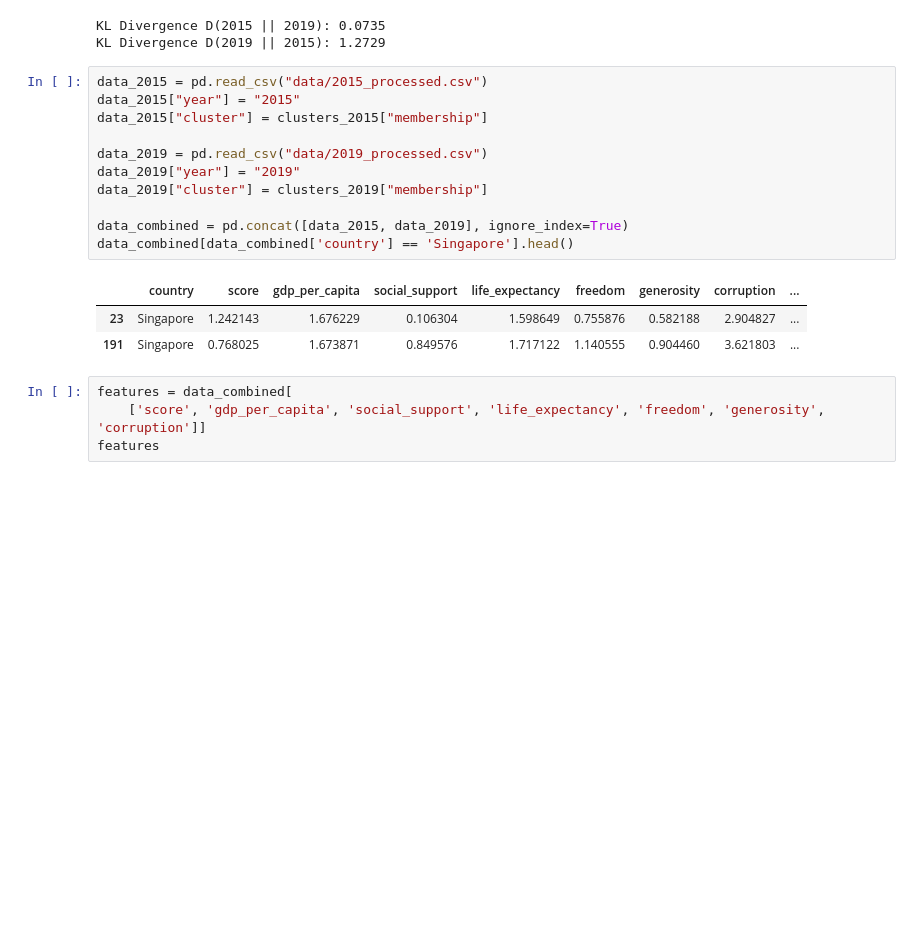
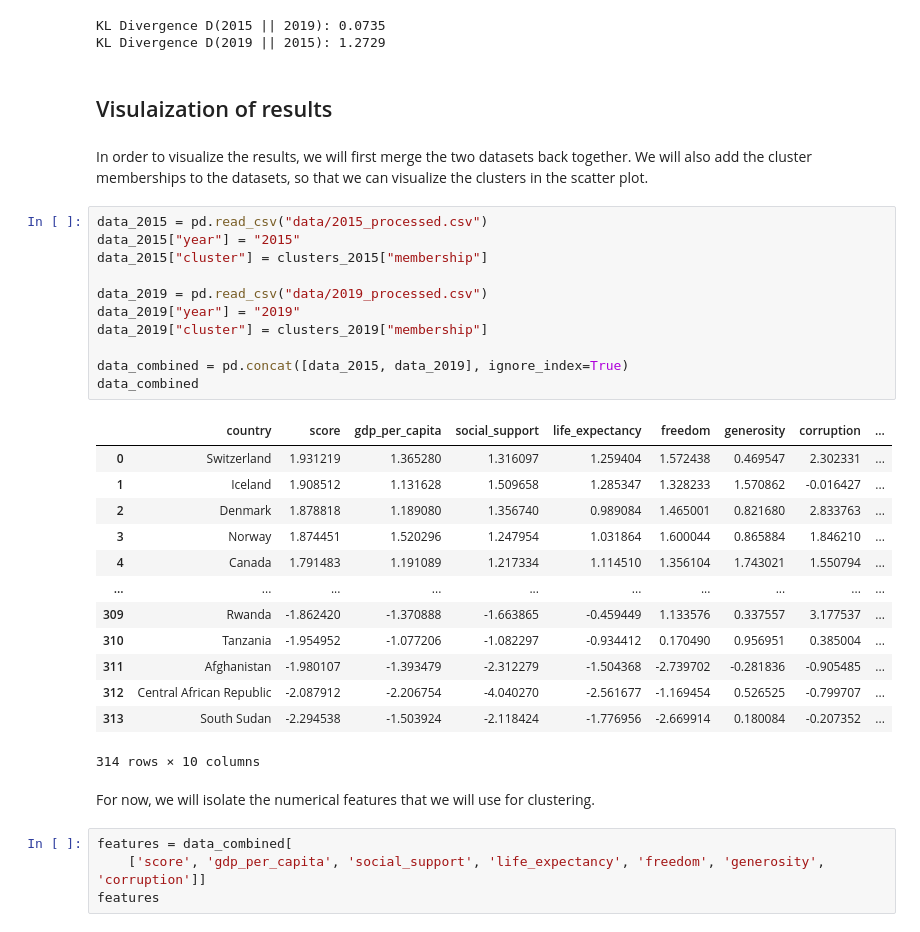
Before and after one commit to kaneeldias/country-happiness-scores, a Jupyter notebook: final.ipynb, the cells around one changed output. Cells and saved outputs as stored; diff of their text form; blank space fills up the shorter version.

```diff
--- a/final.ipynb
+++ b/final.ipynb
@@ -710,21 +799,37 @@ print(f"KL Divergence D(2019 || 2015): {kl_div_B_from_A:.4f}")
 # %% [output]
 KL Divergence D(2015 || 2019): 0.0735
 KL Divergence D(2019 || 2015): 1.2729
+# %% [markdown]
+## Visulaization of results
+# %% [markdown]
+In order to visualize the results, we will first merge the two datasets back together. We will also add the cluster memberships to the datasets, so that we can visualize the clusters in the scatter plot.
 # %%
 data_2015 = pd.read_csv("data/2015_processed.csv")
 data_2015["year"] = "2015"
 data_2015["cluster"] = clusters_2015["membership"]
 
 data_2019 = pd.read_csv("data/2019_processed.csv")
 data_2019["year"] = "2019"
 data_2019["cluster"] = clusters_2019["membership"]
 
 data_combined = pd.concat([data_2015, data_2019], ignore_index=True)
-data_combined[data_combined['country'] == 'Singapore'].head()
+data_combined
 # %% [output]
 |  | country | score | gdp_per_capita | social_support | life_expectancy | freedom | generosity | corruption | ... |
-| 23 | Singapore | 1.242143 | 1.676229 | 0.106304 | 1.598649 | 0.755876 | 0.582188 | 2.904827 | ... |
-| 191 | Singapore | 0.768025 | 1.673871 | 0.849576 | 1.717122 | 1.140555 | 0.904460 | 3.621803 | ... |
+| 0 | Switzerland | 1.931219 | 1.365280 | 1.316097 | 1.259404 | 1.572438 | 0.469547 | 2.302331 | ... |
+| 1 | Iceland | 1.908512 | 1.131628 | 1.509658 | 1.285347 | 1.328233 | 1.570862 | -0.016427 | ... |
+| 2 | Denmark | 1.878818 | 1.189080 | 1.356740 | 0.989084 | 1.465001 | 0.821680 | 2.833763 | ... |
+| 3 | Norway | 1.874451 | 1.520296 | 1.247954 | 1.031864 | 1.600044 | 0.865884 | 1.846210 | ... |
+| 4 | Canada | 1.791483 | 1.191089 | 1.217334 | 1.114510 | 1.356104 | 1.743021 | 1.550794 | ... |
+| ... | ... | ... | ... | ... | ... | ... | ... | ... | ... |
+| 309 | Rwanda | -1.862420 | -1.370888 | -1.663865 | -0.459449 | 1.133576 | 0.337557 | 3.177537 | ... |
+| 310 | Tanzania | -1.954952 | -1.077206 | -1.082297 | -0.934412 | 0.170490 | 0.956951 | 0.385004 | ... |
+| 311 | Afghanistan | -1.980107 | -1.393479 | -2.312279 | -1.504368 | -2.739702 | -0.281836 | -0.905485 | ... |
+| 312 | Central African Republic | -2.087912 | -2.206754 | -4.040270 | -2.561677 | -1.169454 | 0.526525 | -0.799707 | ... |
+| 313 | South Sudan | -2.294538 | -1.503924 | -2.118424 | -1.776956 | -2.669914 | 0.180084 | -0.207352 | ... |
+314 rows × 10 columns
+# %% [markdown]
+For now, we will isolate the numerical features that we will use for clustering.
 # %%
 features = data_combined[
     ['score', 'gdp_per_capita', 'social_support', 'life_expectancy', 'freedom', 'generosity', 'corruption']]
```
Also changed, not shown: parts of 59 cells of this notebook, 11 other files.
